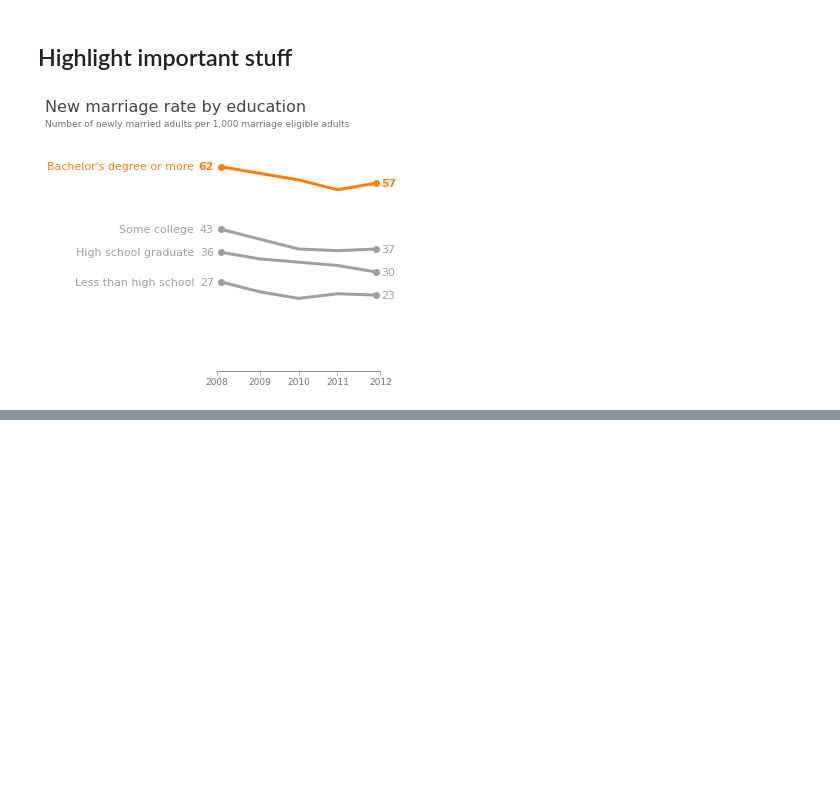
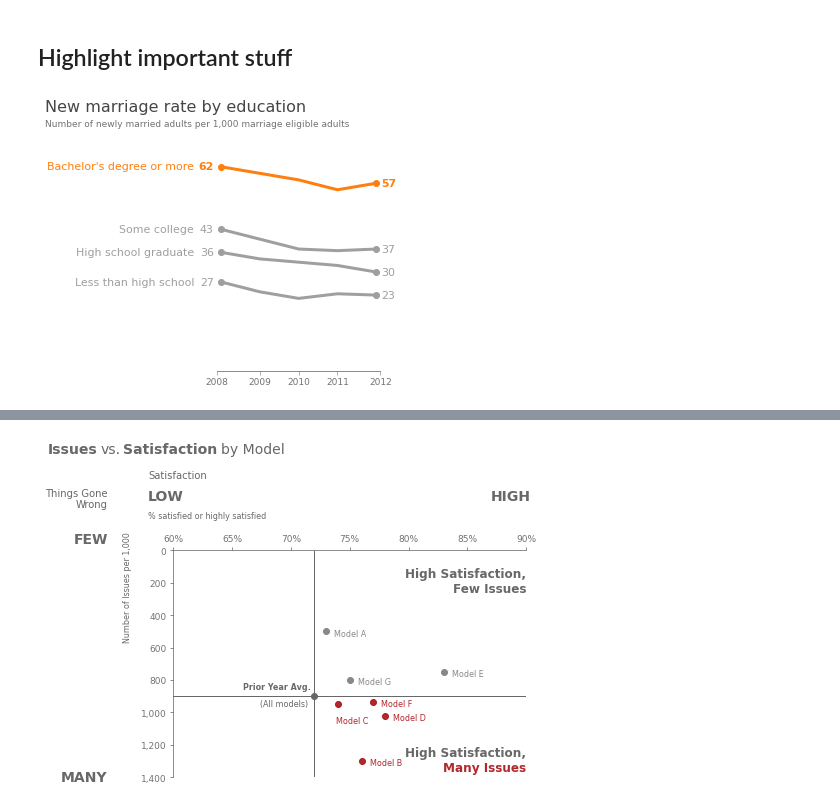
Before and after one commit to amandinhame/data-visualization-cookbook, a Jupyter notebook: matplotlib/storytelling_with_data.ipynb, the cells around one changed output, grey strips where cells are left out. Drawn from its saved outputs; the diff is of its cells as text; code cells hidden in the pictures; blank space fills up the shorter version.

Commit message:
Add aesthetics chart

```diff
--- a/matplotlib/storytelling_with_data.ipynb
+++ b/matplotlib/storytelling_with_data.ipynb
@@ -1256,0 +1259,96 @@ plt.show()
+# %%
+import matplotlib.pyplot as plt
+import pandas as pd
+import numpy as np
+
+%matplotlib inline
+
+# Data
+data = pd.DataFrame([['Model A', 73, 500],
+                     ['Model E', 83, 750],
+                     ['Model G', 75, 800],
+                     ['Model C', 74, 950],
+                     ['Model F', 77, 935],
+                     ['Model D', 78, 1020],
+                     ['Model B', 76, 1300],
+                     ['Prior Year Avg.', 72, 900]],
+                    columns=['model', 'satisfied', 'issues'])
+
+# Colors
+palette = {
+    'red': plt.cm.Reds(220, 0.9),
+    'light_grey': plt.cm.Greys(140, 1),
+    'grey': plt.cm.Greys(160, 1),
+    'dark_grey': plt.cm.Greys(170, 1)
+}
+
+# Plot
+fig, ax1 = plt.subplots(figsize=(7, 5))
+ax = ax1.twiny()
+fig.subplots_adjust(left=0.25, top=0.68, right=0.95, bottom=0.05)
+
+colors = ['light_grey', 'light_grey', 'light_grey', 'red', 'red', 'red', 'red', 'dark_grey']
+weights = ['normal', 'normal', 'normal', 'normal', 'normal', 'normal', 'normal', 'bold']
+xs = [0, 0, 0, -0.9, 0, 0, 0, -6.8]
+ys = [0, 0, 0, 90, 0, 0, 0, -70]
+
+for i in range(data.shape[0]):
+    ax.scatter(data['satisfied'][i], data['issues'][i], color=palette[colors[i]])
+    ax.text(data['satisfied'][i]+0.7+xs[i], data['issues'][i]+10+ys[i], data['model'][i],
+            color=palette[colors[i]], weight=weights[i], va='center', size=8)
+
+ax.hlines(data['issues'][-1:], 0, 100, color=palette['dark_grey'], linewidth=1)
+ax.vlines(data['satisfied'][-1:], 0, 1400, color=palette['dark_grey'], linewidth=1)
+
+ax.text(71.5, 920, '(All models)', va='top', ha='right', color=palette['dark_grey'], size=8)
+
+#Axes
+ax.spines['left'].set_visible(False)
+ax.spines['bottom'].set_visible(False)
+ax.spines['right'].set_visible(False)
+ax1.spines['top'].set_visible(False)
+ax1.spines['bottom'].set_visible(False)
+ax1.spines['right'].set_visible(False)
+
+ax.spines['top'].set_color(palette['grey'])
+ax1.spines['left'].set_color(palette['grey'])
+
+ax1.get_xaxis().set_visible(False)
+
+ax.set_xlim(60, 90)
+ax1.set_ylim(1400, 0)
+
+ax.set_xticklabels(['{}%'.format(int(i)) for i in ax.get_xticks()])
+ax1.set_yticklabels(['{:,.0f}'.format(int(i)) for i in ax1.get_yticks()])
+
+ax.tick_params(color=palette['grey'], labelcolor=palette['grey'], labelsize=9)
+ax1.tick_params(color=palette['grey'], labelcolor=palette['grey'], labelsize=9)
+
+# Texts
+fig.text(0.00, 0.95, 'Issues', color=palette['dark_grey'], size=14, weight='bold')
+fig.text(0.105, 0.95, 'vs.', color=palette['dark_grey'], size=14)
+fig.text(0.15, 0.95, 'Satisfaction', color=palette['dark_grey'], size=14, weight='bold')
+fig.text(0.345, 0.95, 'by Model', color=palette['dark_grey'], size=14)
+
+fig.text(0.20, 0.88, 'Satisfaction', color=palette['dark_grey'], size=10)
+fig.text(0.20, 0.82, 'LOW', color=palette['dark_grey'], size=14, weight='bold')
+fig.text(0.88, 0.82, 'HIGH', color=palette['dark_grey'], size=14, weight='bold')
+fig.text(0.20, 0.77, '% satisfied or highly satisfied', color=palette['dark_grey'], size=8)
+
+fig.text(0.12, 0.80, 'Things Gone\nWrong', color=palette['dark_grey'], size=10, ha='right')
+fig.text(0.12, 0.70, 'FEW', color=palette['dark_grey'], size=14, weight='bold', ha='right')
+fig.text(0.12, 0.04, 'MANY', color=palette['dark_grey'], size=14, weight='bold', ha='right')
+fig.text(0.15, 0.43, 'Number of Issues per 1,000', color=palette['dark_grey'], size=8, rotation=90)
+
+ax.text(90, 100, 'High Satisfaction,\nFew Issues', color=palette['dark_grey'], size=12, weight='bold',
+       ha='right', va='top')
+
+ax.text(90, 1210, 'High Satisfaction,', color=palette['dark_grey'], size=12, weight='bold',
+       ha='right', va='top')
+ax.text(90, 1300, 'Many Issues', color=palette['red'], size=12, weight='bold',
+       ha='right', va='top')
+
+
+plt.show()
+# %% [output]
+[figure, added]
```
Also changed, not shown: parts of 4 cells of this notebook.
